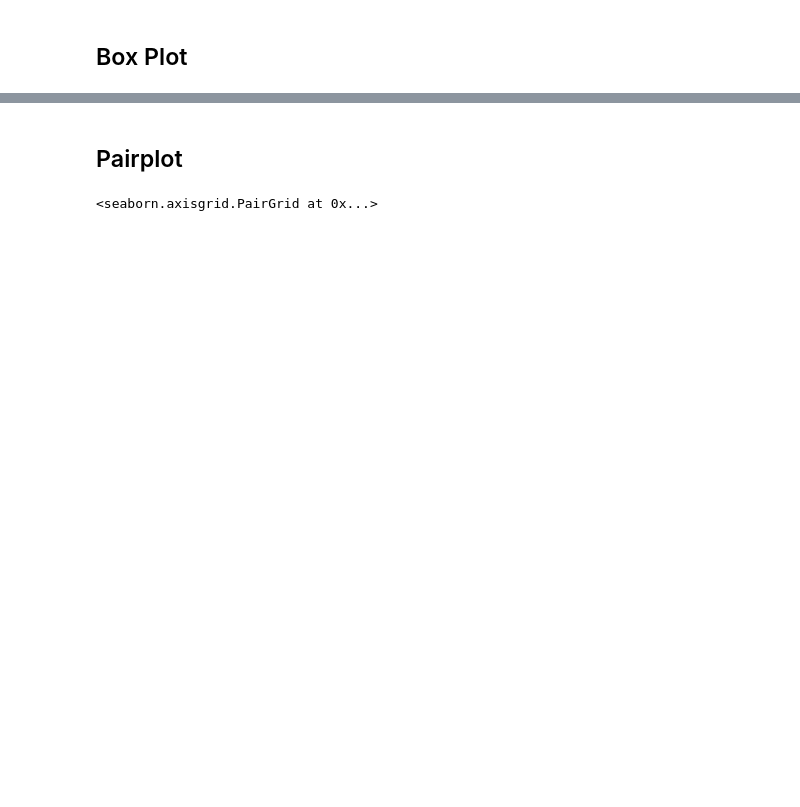
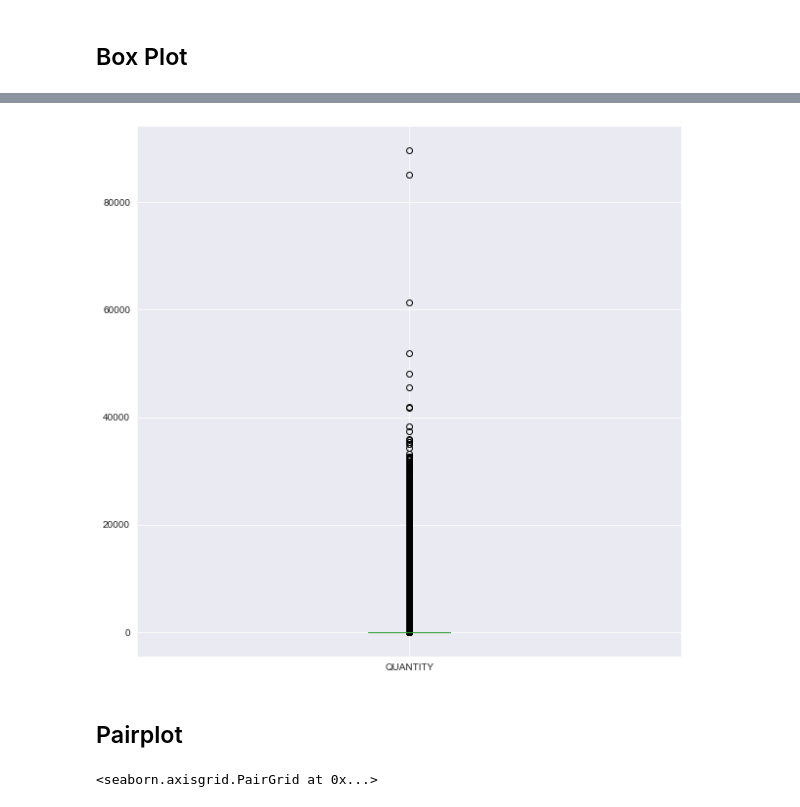
Before and after one commit to vmarklynn/CPSC5310-Project, a Jupyter notebook: Code/EDA_ProjectPart2.ipynb, the cells around one changed output, grey strips where cells are left out. Drawn from its saved outputs; the diff is of its cells as text; code cells hidden in the pictures; blank space fills up the shorter version.

```diff
--- a/Code/EDA_ProjectPart2.ipynb
+++ b/Code/EDA_ProjectPart2.ipynb
@@ -549 +549,6 @@ plt.show()
+# %%
+hh_transactions.boxplot(column = ['QUANTITY'], figsize=(10,10))
+plt.show()
+# %% [output]
+[figure, added]
 # %%
```
Also changed, not shown: parts of 5 cells of this notebook.
